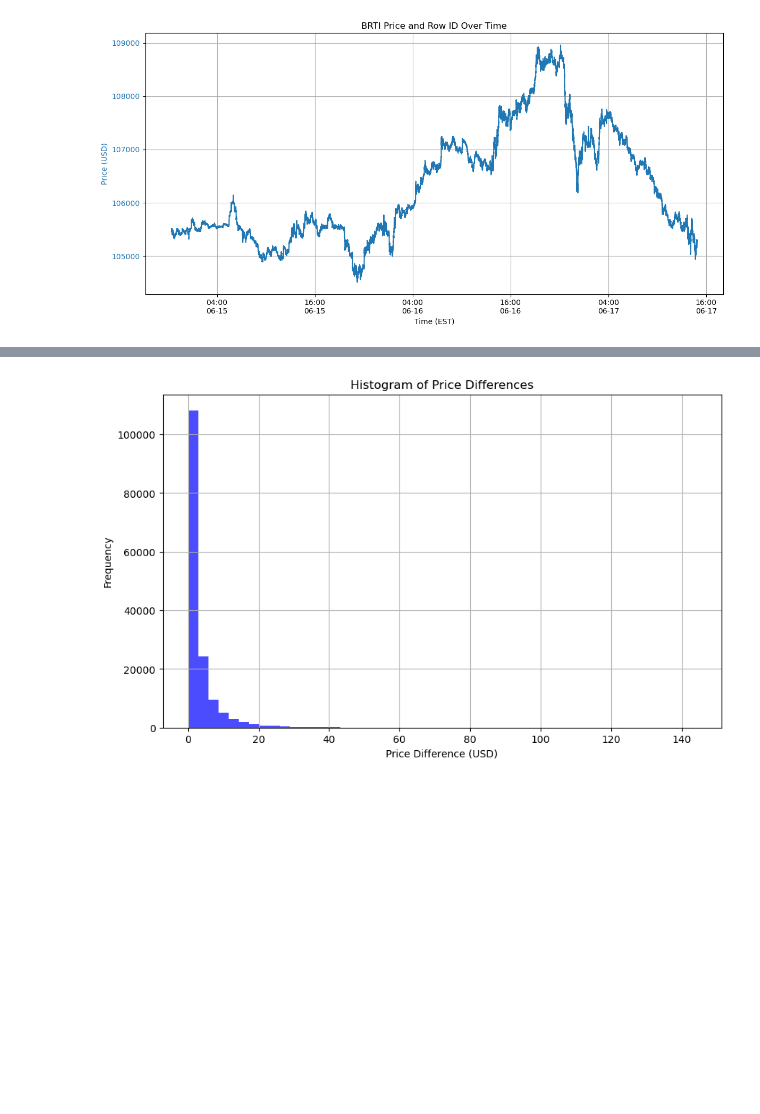
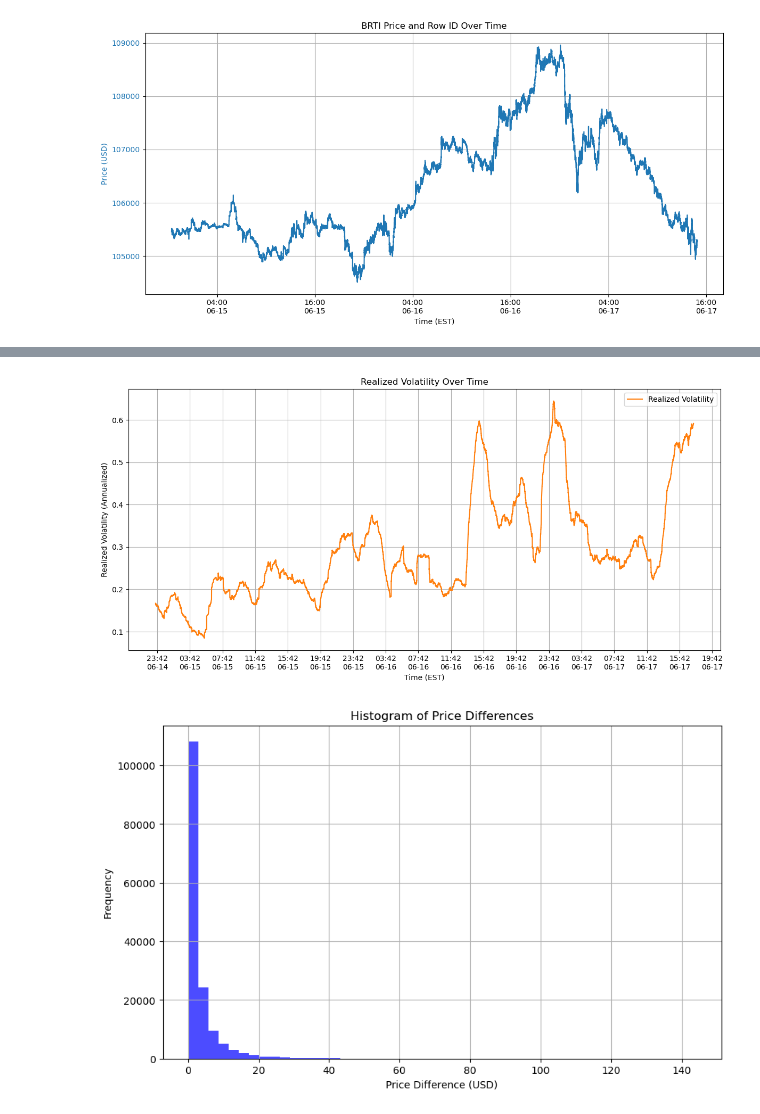
Before and after one commit to chrispyroberts/prediction-markets, a Jupyter notebook: crypto/brti_aws_database_reading/historical_brti_analysis.ipynb, the cells around one changed output, grey strips where cells are left out. Cells and saved outputs as stored; diff of their text form; code cells hidden in the pictures; blank space fills up the shorter version.

```diff
--- a/crypto/brti_aws_database_reading/historical_brti_analysis.ipynb
+++ b/crypto/brti_aws_database_reading/historical_brti_analysis.ipynb
@@ -104,3 +118,48 @@ plt.show()
+# %%
+window=3600
+seconds_per_year = 31536000
+
+df['log_return'] = np.log(df['price'] / df['price'].shift(1))
+df['realized_volatility'] = df['log_return'].rolling(3600).std() * np.sqrt(seconds_per_year) # seconds per year
+
+
+# Median Absolute Deviation based volatility
+df['mad'] = df['log_return'].rolling(window).apply(lambda x: np.median(np.abs(x - np.median(x))))
+df['robust_vol'] = df['mad'] * 1.4826 * np.sqrt(seconds_per_year)  # scale MAD to std and annualize
+
+# Bi-Power Variation: requires abs returns
+df['abs_return'] = df['log_return'].abs()
+df['bipower_var'] = (np.pi / 2) * df['abs_return'].rolling(window).apply(lambda x: np.mean(x[:-1] * x[1:]))
+df['bipower_vol'] = np.sqrt(df['bipower_var']) * np.sqrt(seconds_per_year)
+# %%
+
+import matplotlib.pyplot as plt
+import matplotlib.dates as mdates
+from zoneinfo import ZoneInfo  # Python 3.9+
+
+# Convert timestamps to EST if not already done
+timestamps_utc = df.index.to_pydatetime() if df.index.dtype == 'datetime64[ns]' else df['timestamp']
+timestamps_est = [ts.astimezone(ZoneInfo("US/Eastern")) for ts in timestamps_utc]
+
+# Plot realized volatility vs. time
+fig, ax = plt.subplots(figsize=(12, 6))
+ax.plot(timestamps_est, df['realized_volatility'], label="Realized Volatility", color='tab:orange')
+
+ax.set_xlabel("Time (EST)")
+ax.set_ylabel("Realized Volatility (Annualized)")
+ax.set_title("Realized Volatility Over Time")
+ax.xaxis.set_major_formatter(mdates.DateFormatter('%H:%M\n%m-%d'))
+# Set major ticks every 15 minutes
+ax.xaxis.set_major_locator(mdates.MinuteLocator(interval=60*4))
+ax.xaxis.set_major_formatter(mdates.DateFormatter('%H:%M\n%m-%d'))
+
+
+plt.grid(True)
+plt.legend()
+plt.tight_layout()
+plt.show()
+# %% [output]
+[figure, added]
 # %%
 df['price_diff'] = df['price'].diff().abs()
 
```
Also changed, not shown: parts of 6 cells of this notebook, 15 other files.
